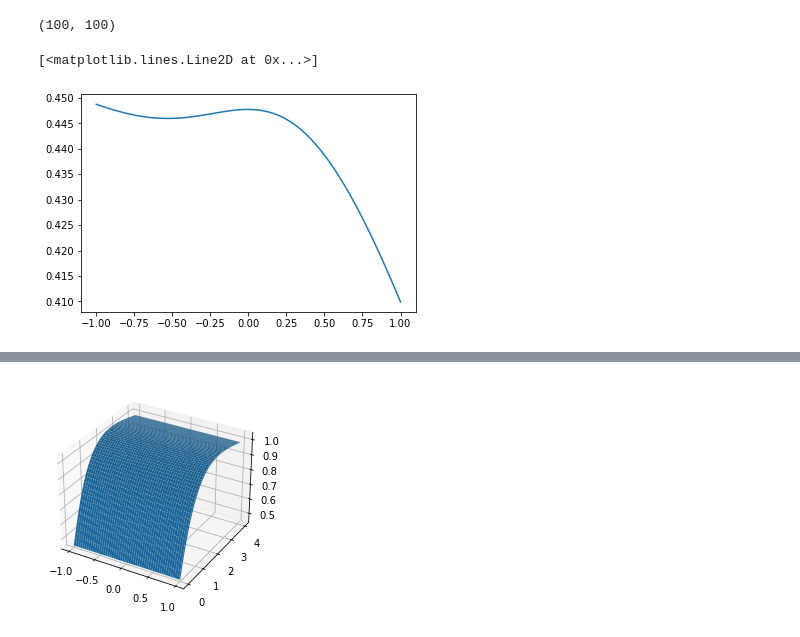
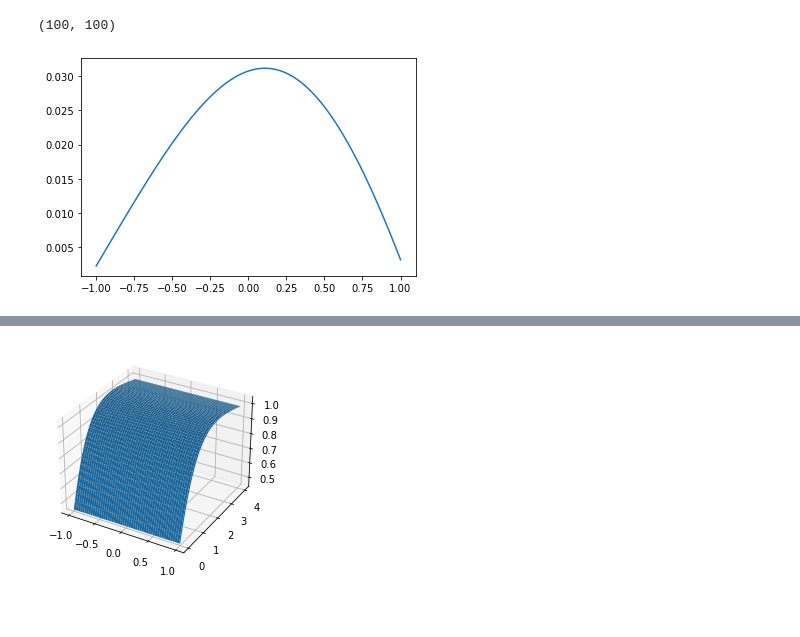
Before and after one commit to carlogf/Solving_pdes_with_piNNs, a Jupyter notebook: heat_equation_pytorch.ipynb, the cells around one changed output, grey strips where cells are left out. Drawn from its saved outputs; the diff is of its cells as text; code cells hidden in the pictures.

```diff
--- a/heat_equation_pytorch.ipynb
+++ b/heat_equation_pytorch.ipynb
@@ -312,10 +316,13 @@ zv.shape
 (100, 100)
 (100, 100)
 # %%
-plt.plot(np.linspace(-1,1,len(zv[0])), zv[:][0])
+index = 89
+plt.plot(np.linspace(-1,1,len(zv[0])), zv[:][index])
+plt.xlim = [-1,1]
+plt.ylim= [0,0.5]
+plt.show()
 # %% [output]
-[<matplotlib.lines.Line2D at 0x...>]
-[figure, old version]
+[figure, new version]
 # %%
 from mpl_toolkits.mplot3d import Axes3D
 
```
Also changed, not shown: parts of 8 cells of this notebook, 1 other file.
